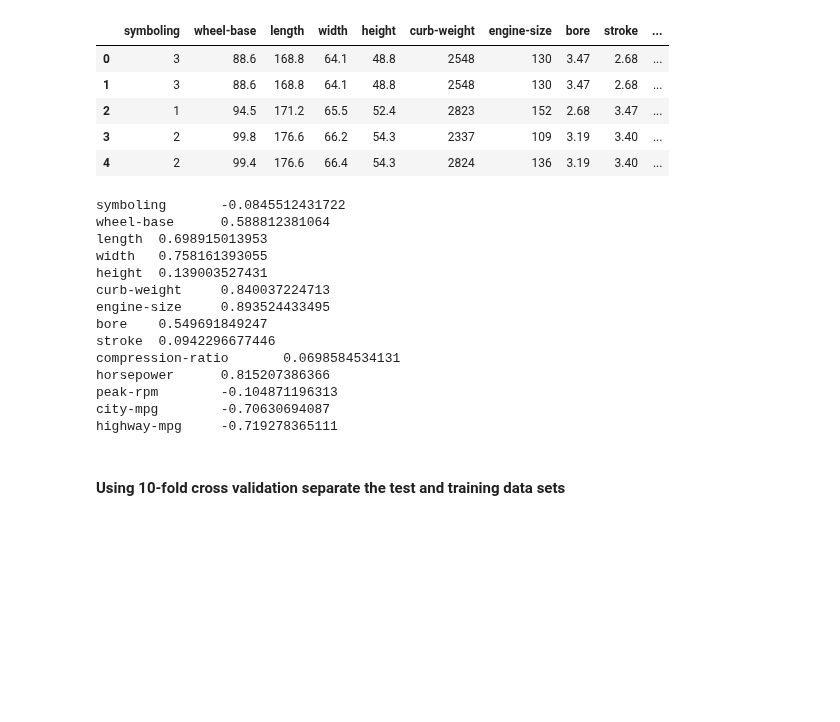
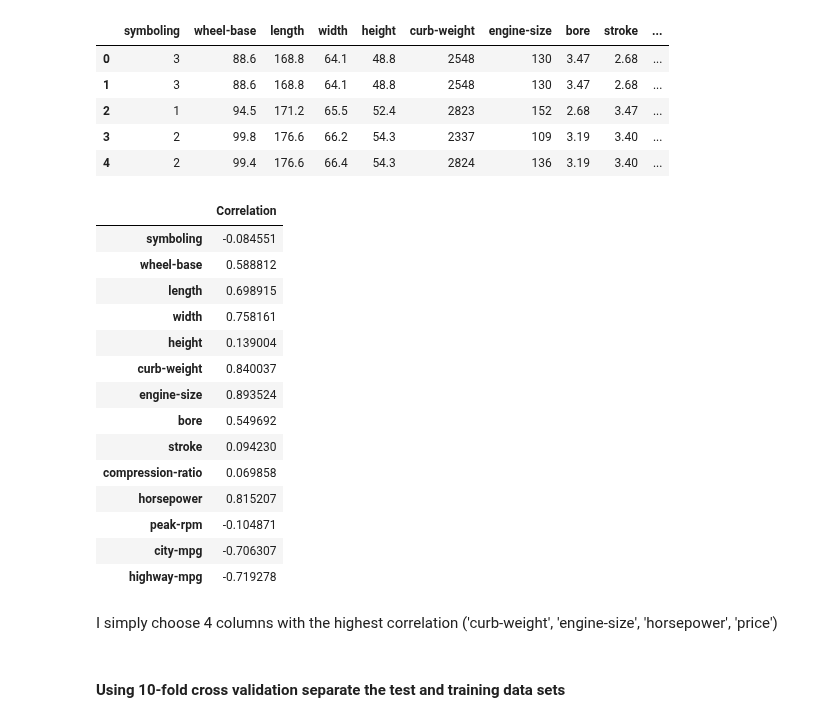
Before and after one commit to AnilKumarTeegala/DSE220_Machine_Learning, a Jupyter notebook: IPynb/Assignment_2_MAS.ipynb, the cells around one changed output. Saved outputs shown, nothing was run; the diff lists cells and outputs as text; code cells hidden in the pictures; blank space fills up the shorter version.

```diff
--- a/IPynb/Assignment_2_MAS.ipynb
+++ b/IPynb/Assignment_2_MAS.ipynb
@@ -625,25 +615,31 @@ num_auto.head()
 | 4 | 2 | 99.4 | 176.6 | 66.4 | 54.3 | 2824 | 136 | 3.19 | 3.40 | ... |
 # %%
 feature_list = num_auto.columns[0:-1]
+correlation = []
 
 for feature in feature_list:
-    correlation = corr(num_auto[feature],num_auto['price'])
-    print feature, '\t' ,correlation
+    temp = corr(num_auto[feature],num_auto['price'])
+    correlation.append(temp)
-# %% [output]
-symboling       -0.0845512431722
-wheel-base      0.588812381064
-length  0.698915013953
-width   0.758161393055
-height  0.139003527431
-curb-weight     0.840037224713
-engine-size     0.893524433495
-bore    0.549691849247
-stroke  0.0942296677446
-compression-ratio       0.0698584534131
-horsepower      0.815207386366
-peak-rpm        -0.104871196313
-city-mpg        -0.70630694087
-highway-mpg     -0.719278365111
+# %%
+pd.DataFrame(data = {'Correlation':correlation}, index = feature_list)
+# %% [output]
+|  | Correlation |
+| symboling | -0.084551 |
+| wheel-base | 0.588812 |
+| length | 0.698915 |
+| width | 0.758161 |
+| height | 0.139004 |
+| curb-weight | 0.840037 |
+| engine-size | 0.893524 |
+| bore | 0.549692 |
+| stroke | 0.094230 |
+| compression-ratio | 0.069858 |
+| horsepower | 0.815207 |
+| peak-rpm | -0.104871 |
+| city-mpg | -0.706307 |
+| highway-mpg | -0.719278 |
+# %% [markdown]
+I simply choose 4 columns with the highest correlation ('curb-weight', 'engine-size', 'horsepower', 'price')
 # %% [markdown]
 #### Using 10-fold cross validation separate the test and training data sets
 # %%
```
Also changed, not shown: parts of 16 cells of this notebook, 2 other files.
